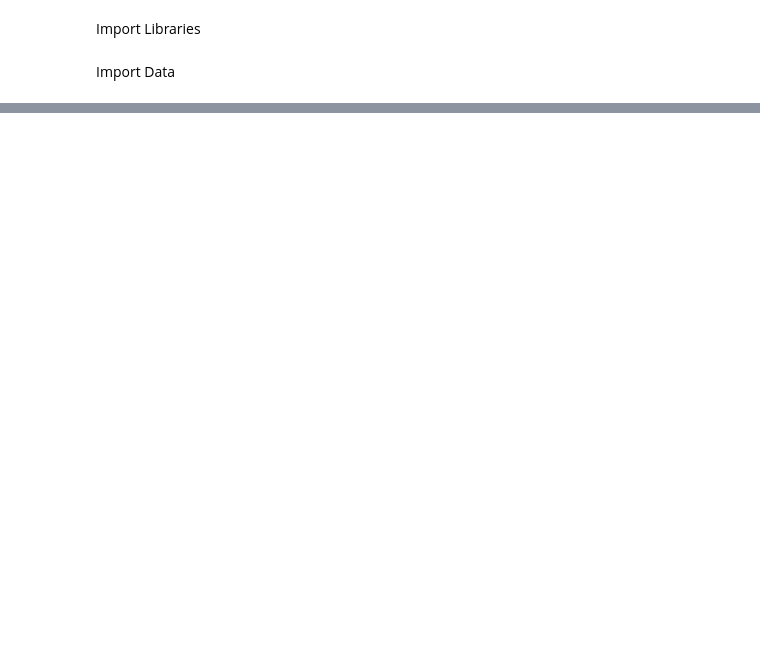
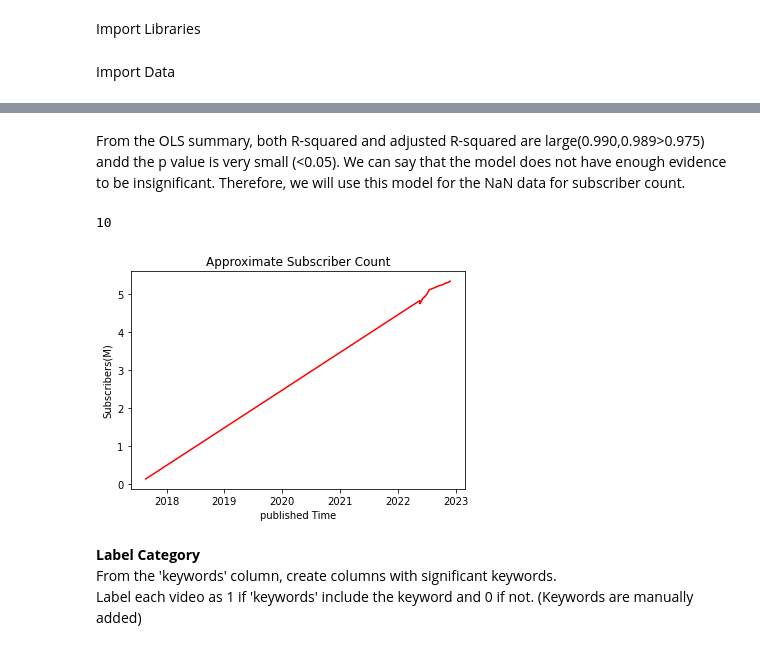
Before and after one commit to clara8043/kpop_youtube_views, a Jupyter notebook: view_prediction_modeling.ipynb, the cells around one changed output, grey strips where cells are left out. Cells and saved outputs as stored; diff of their text form; code cells hidden in the pictures; blank space fills up the shorter version.

```diff
--- a/view_prediction_modeling.ipynb
+++ b/view_prediction_modeling.ipynb
@@ -34,0 +96,20 @@ df_dream_jakun.plot(x="publishedAt", y="viewCount", kind="scatter")
+# %%
+import statsmodels.api as sm
+
+#Add the date of the creation of account and subscriber to 0 at the time
+x = np.array(df_sub['toOrdinal'])
+y = np.array(df_sub['subscriberCount'])
+y = np.append(y,0)
+date_created = datetime.datetime.strptime('7/6/17',"%d/%m/%y").toordinal()
+x = np.append(x,date_created)
+
+# Run an ordinary least squares for linear regression
+x_const= sm.add_constant(x) #for constant parameter
+
+ols_fit = sm.OLS(y,x_const).fit()
+print(ols_fit.params)
+print(ols_fit.summary())
+
+ypred = ols_fit.predict(x_const)`
+plt.plot(x[:82],y[:82],'o')
+plt.plot(x[:82],ypred[:82])
@@ -34,0 +118,32 @@ df_dream_jakun.plot(x="publishedAt", y="viewCount", kind="scatter")
+# %% [markdown]
+From the OLS summary, both R-squared and adjusted R-squared are large(0.990,0.989>0.975) andd the p value is very small (<0.05). We can say that the model does not have enough evidence to be insignificant. Therefore, we will use this model for the NaN data for subscriber count.
+# %%
+def subscriberPred(x): #from ols params above
+    return -2000.58514 + 0.00271629042 *x
+
+df_sub2=df[['publishedAt']].copy()
+df_sub2['toOrdinal'] = df_sub2['publishedAt'].apply(lambda x: x.toordinal())
+df_sub2 = df_sub2.drop(['publishedAt'],axis=1)
+df_sub2['subscriberCountPred'] = df_sub2['toOrdinal'].apply(subscriberPred)
+
+df['subscriberCountPred'] = df_sub2['subscriberCountPred']
+df['subscriberCountPred'][:82] = df['subscriberCount'][:82]
+
+plt.plot(df['publishedAt'],df['subscriberCountPred'],color="red")
+plt.title("Approximate Subscriber Count")
+plt.xlabel("published Time")
+plt.ylabel("Subscribers(M)")
+
+# Delete sub dataframes
+del df_sub
+del df_sub2
+
+gc.collect()
+# %% [output]
+10
+[figure, added]
+# %% [markdown]
+**Label Category** <br>
+From the 'keywords' column, create columns with significant keywords.<br>
+Label each video as 1 if 'keywords' include the keyword and 0 if not.
+(Keywords are manually added)
```
Also changed, not shown: parts of 14 cells of this notebook, 1 other file.
